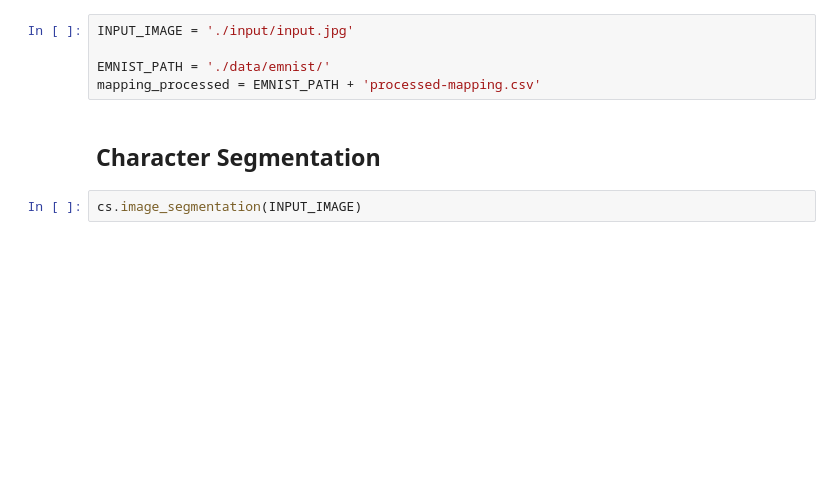
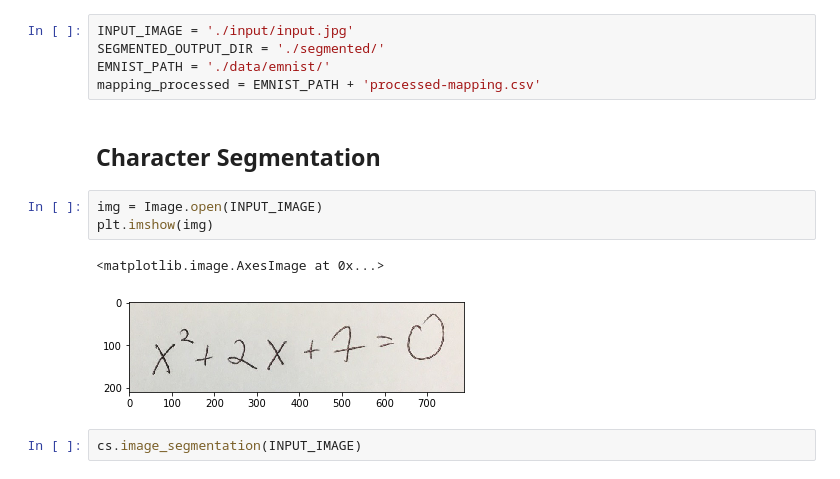
Before and after one commit to OlehOnyshchak/OCR, a Jupyter notebook: Main.ipynb, the cells around one changed output. Drawn from its saved outputs; the diff is of its cells as text; blank space fills up the shorter version.

Commit message:
Added more visualizations of process to the main pipeline

```diff
--- a/Main.ipynb
+++ b/Main.ipynb
@@ -8,10 +12,16 @@ import os
 # %%
 INPUT_IMAGE = './input/input.jpg'
-
+SEGMENTED_OUTPUT_DIR = './segmented/'
 EMNIST_PATH = './data/emnist/'
 mapping_processed = EMNIST_PATH + 'processed-mapping.csv'
 # %% [markdown]
 ## Character Segmentation
+# %%
+img = Image.open(INPUT_IMAGE)
+plt.imshow(img)
+# %% [output]
+<matplotlib.image.AxesImage at 0x...>
+[figure, added]
 # %%
 cs.image_segmentation(INPUT_IMAGE)
 # %% [output]
```
Also changed, not shown: parts of 8 cells of this notebook.
